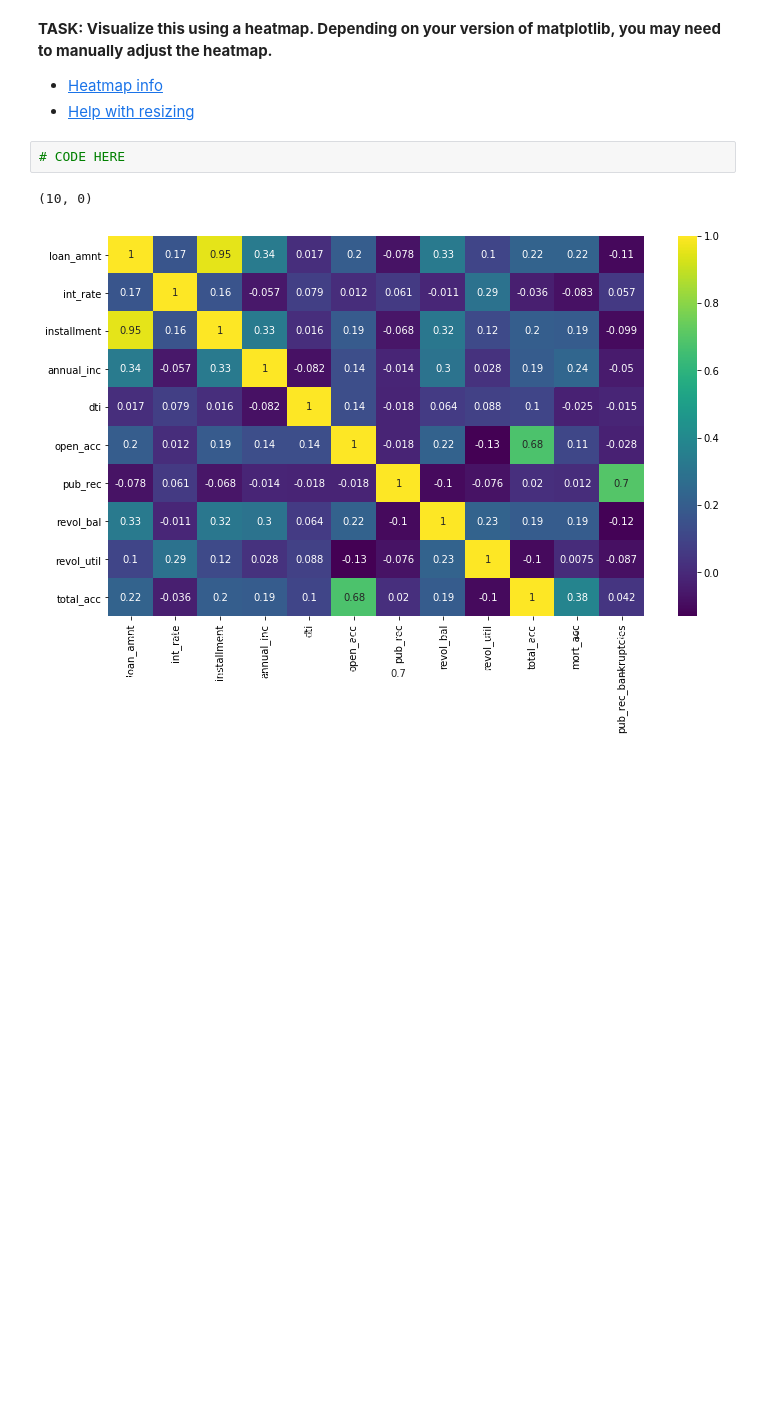
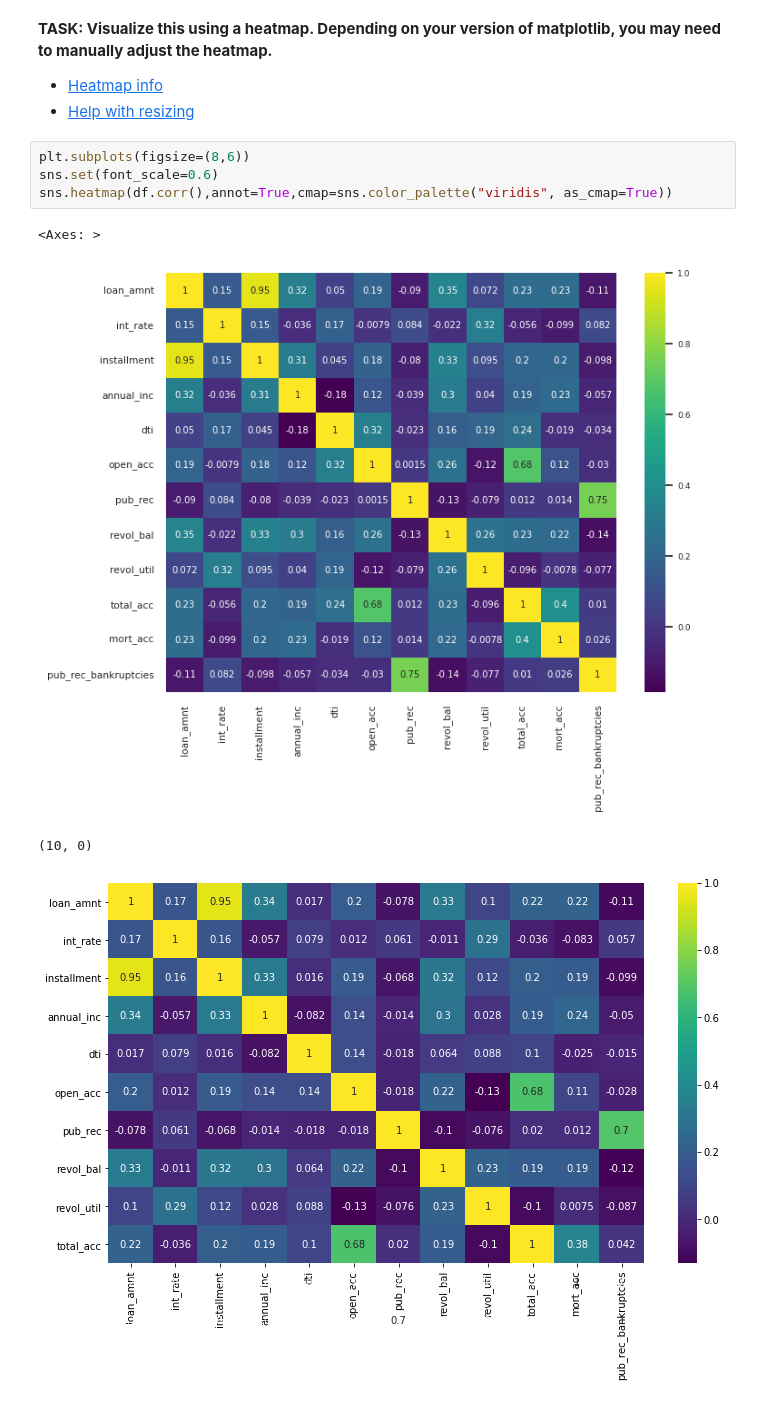
Before and after one commit to o-bissing/TF_Udemy, a Jupyter notebook: 03_Keras_Project_Exercise.ipynb, the cells around one changed output. Saved outputs shown, nothing was run; the diff lists cells and outputs as text; blank space fills up the shorter version.

```diff
--- a/03_Keras_Project_Exercise.ipynb
+++ b/03_Keras_Project_Exercise.ipynb
@@ -286,8 +306,13 @@ memory usage: 81.6+ MB
 
 * [Heatmap info](https://seaborn.pydata.org/generated/seaborn.heatmap.html#seaborn.heatmap)
 * [Help with resizing](https://stackoverflow.com/questions/56942670/matplotlib-seaborn-first-and-last-row-cut-in-half-of-heatmap-plot)
-# %%
-# CODE HERE
+# %%
+plt.subplots(figsize=(8,6))
+sns.set(font_scale=0.6)
+sns.heatmap(df.corr(),annot=True,cmap=sns.color_palette("viridis", as_cmap=True))
+# %% [output]
+<Axes: >
+[figure, added]
 # %%
 # %% [output]
 (10, 0)
```
Also changed, not shown: parts of 12 cells of this notebook.
